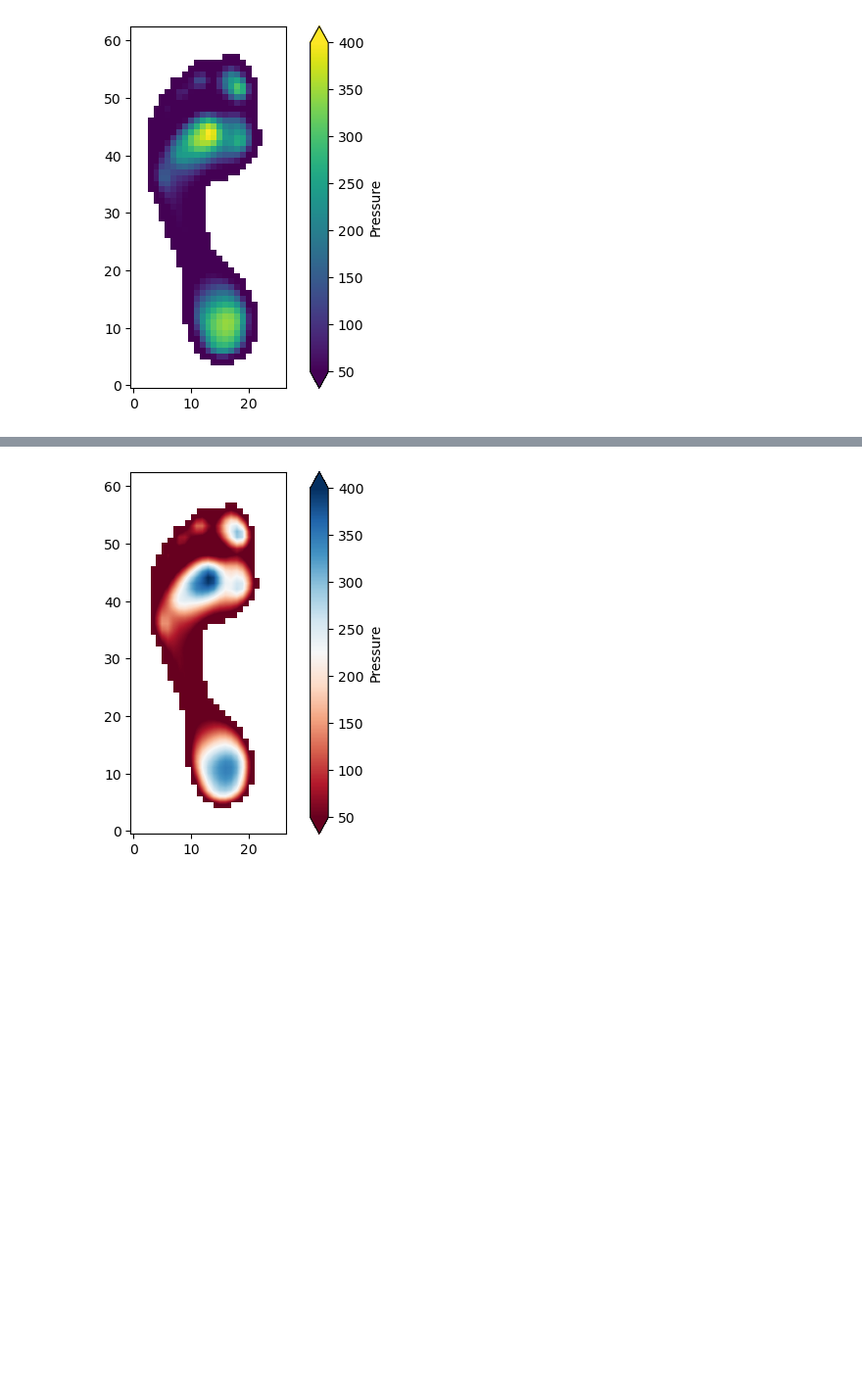
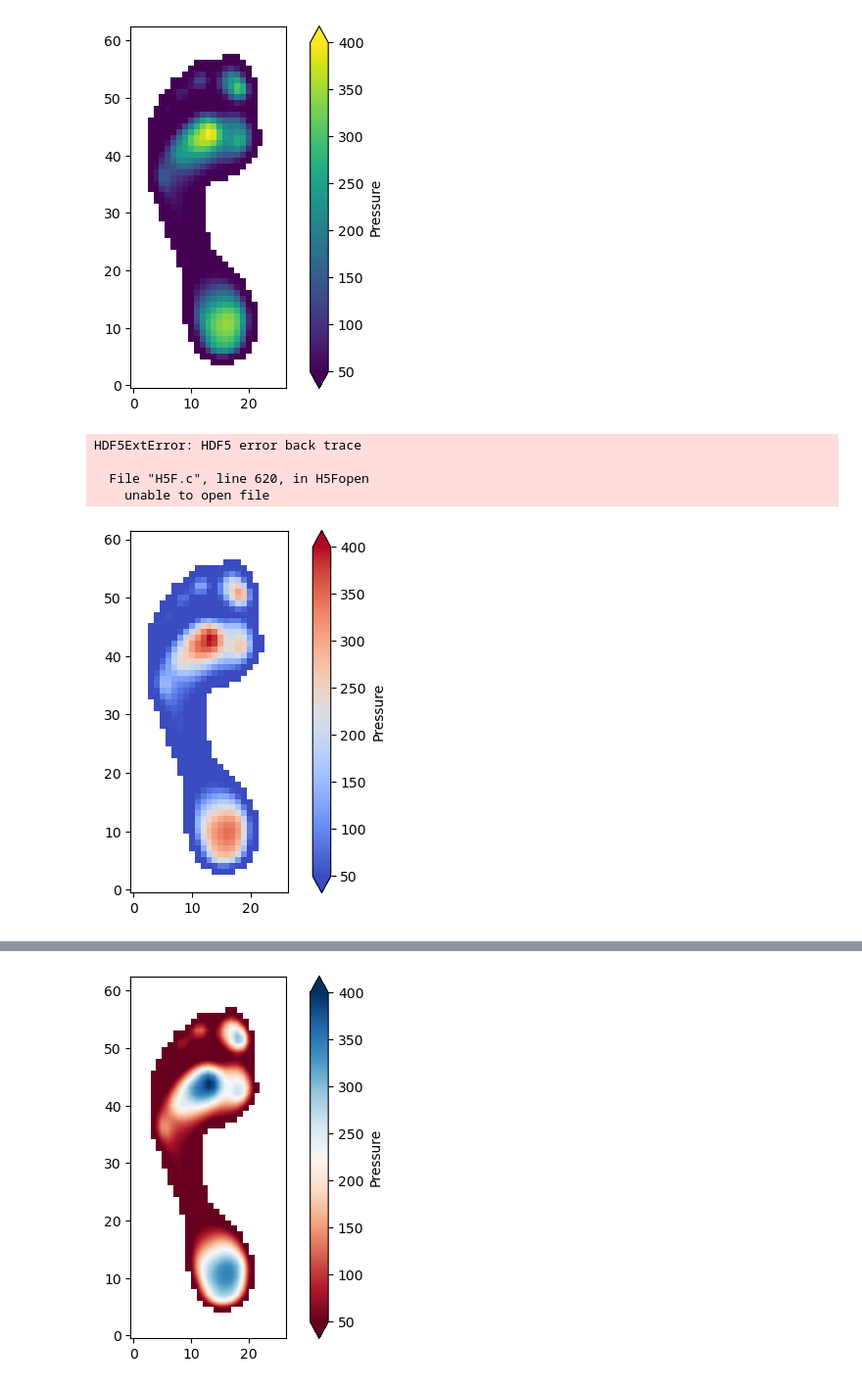
Before and after one commit to weichkai/footPressureSensor, a Jupyter notebook: pressurePlot/main.ipynb, the cells around one changed output, grey strips where cells are left out. Shown at 98% size. Drawn from its saved outputs; the diff is of its cells as text; code cells hidden in the pictures; blank space fills up the shorter version.

Commit message:
visualization-plt+animation

```diff
--- a/pressurePlot/main.ipynb
+++ b/pressurePlot/main.ipynb
@@ -22,3 +22,56 @@ plt.colorbar(label='Pressure', extend='both', ticks=np.linspace(vmin, vmax, num=
 plt.show()
 # %% [output]
 [figure]
+# %%
+# https://github.com/0todd0000/mun104
+# 背景改成白色，脚 红色-蓝色
+import tables
+import matplotlib.pyplot as plt
+
+file_name = './data/MUN104L.csv'
+with tables.open_file(file_name, 'r') as h:
+	I = h.root.I.read()
+
+# NaN replace 0，show white
+I_masked = np.ma.masked_where(I == 0, I)
+
+# legend range
+vmin, vmax = 50, 400
+
+# plt.imshow(I, origin='lower', interpolation='nearest')
+# plt.show()
+
+plt.imshow(I_masked, origin='lower', interpolation='nearest', vmin=vmin, vmax=vmax)
+plt.colorbar(label='Pressure', extend='both', ticks=np.linspace(vmin, vmax, num=8))  # 添加颜色条，设置标签和刻度
+plt.show()
+# %% [output]
+HDF5ExtError: HDF5 error back trace
+
+  File "H5F.c", line 620, in H5Fopen
+    unable to open file
+# %%
+import pandas as pd
+import numpy as np
+import matplotlib.pyplot as plt
+
+# Read CSV file using pandas
+file_name = './data/MUN104L.csv'
+df = pd.read_csv(file_name)
+
+# Assuming the CSV file has columns that need to be converted to a 2D array
+# Convert dataframe to numpy array
+I = df.values
+
+# Replace NaNs with 0 and mask them for display purposes
+I = np.nan_to_num(I, nan=0.0)
+I_masked = np.ma.masked_where(I == 0, I)
+
+# Set legend range
+vmin, vmax = 50, 400
+
+# Plot the data
+plt.imshow(I_masked, origin='lower', interpolation='nearest', vmin=vmin, vmax=vmax, cmap='coolwarm')
+plt.colorbar(label='Pressure', extend='both', ticks=np.linspace(vmin, vmax, num=8))
+plt.show()
+# %% [output]
+[figure, added]
```
Also changed, not shown: parts of 9 cells of this notebook, 5 other files.
